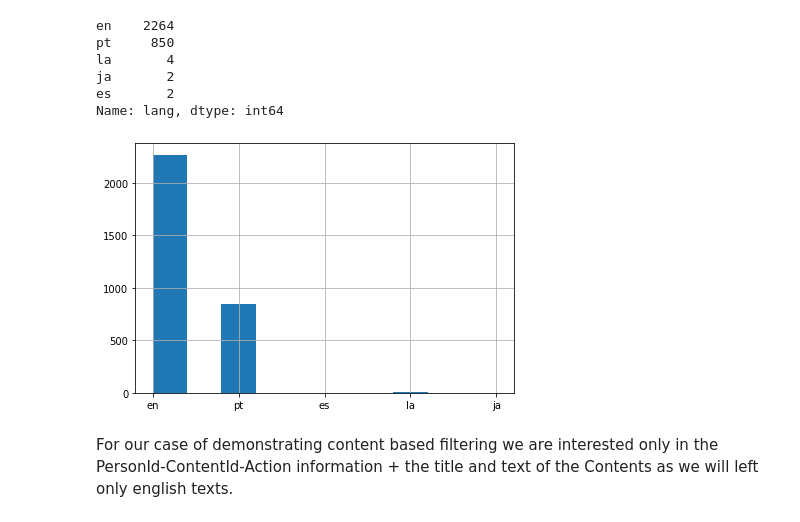
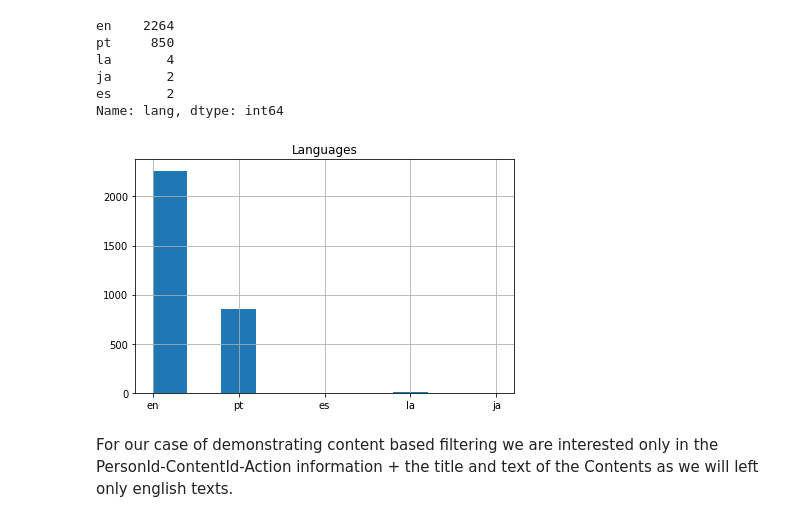
Before and after one commit to JoeJoe1313/Recommender-Systems, a Jupyter notebook: Copy_of_Content_based_Recommender_Example.ipynb, the cells around one changed output. Cells and saved outputs as stored; diff of their text form; code cells hidden in the pictures.

```diff
--- a/Copy_of_Content_based_Recommender_Example.ipynb
+++ b/Copy_of_Content_based_Recommender_Example.ipynb
@@ -214,12 +215,12 @@ ja       2
 es       2
 Name: lang, dtype: int64
 # %%
-# Insert language plot here
 articles_df['lang'].hist()
+plt.title('Languages')
 plt.tight_layout()
 plt.show()
 # %% [output]
-[figure, old version]
+[figure, new version]
 # %% [markdown]
 For our case of demonstrating content based filtering we are interested only in the PersonId-ContentId-Action information + the title and text of the Contents as we will left only english texts.
 # %%
```
Also changed, not shown: parts of 5 cells of this notebook.
